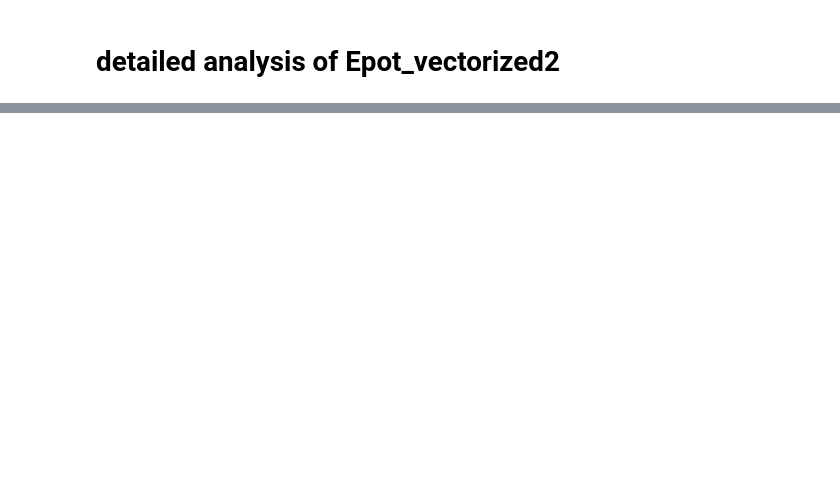
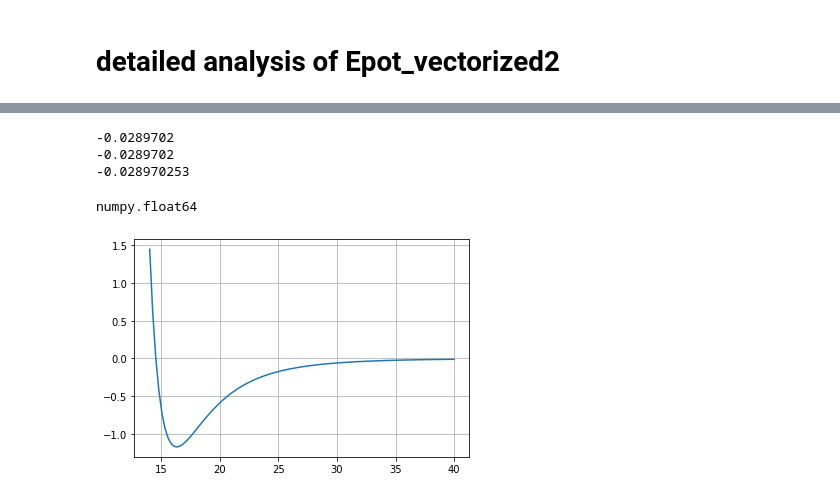
Before and after one commit to hitimr/NSSC2, a Jupyter notebook: Ex2/hiti/E_pot_algorithms.ipynb, the cells around one changed output, grey strips where cells are left out. Saved outputs shown, nothing was run; the diff lists cells and outputs as text; code cells hidden in the pictures; blank space fills up the shorter version.

Commit message:
integrated new Epot algorithm

```diff
--- a/Ex2/hiti/E_pot_algorithms.ipynb
+++ b/Ex2/hiti/E_pot_algorithms.ipynb
@@ -362,0 +358,46 @@ print(Epot_vectorized_dot(domain.pos))
+# %%
+def Epot_vectorized_lin(x):
+    x = to3D(x)
+    n = len(x)
+    broadcasted = x[:, jnp.newaxis, :] - x   # calculate the distance between all particles while utilizing jnp.broadcast
+    broadcasted = broadcasted.reshape(n*n,3)
+    r = jnp.linalg.norm(broadcasted, axis=1)  # calculate the euclidian norm of all distances
+    r6 =  jnp.nan_to_num(jnp.power(r, -6), posinf=0.0)
+    return 4*(2*r6*r6 - r6).sum()
+
+
+def Epot_vectorized2(x):
+    n = len(x)
+    broadcasted = x[:, jnp.newaxis, :] - x   # calculate the distance between all particles while utilizing jnp.broadcast
+    broadcasted = broadcasted.reshape(n*n,3)
+    r = jnp.linalg.norm(broadcasted, axis=1)  # calculate the euclidian norm of all distances
+    r6 =  jnp.nan_to_num(jnp.power(r, -6), posinf=0.0)
+    return 4*(2*r6*r6 - r6).sum()
+
+np.random.seed(1)
+domain = Domain()
+domain.fill(10, 20, 1)
+print(Epot_vectorized_lin(domain.pos.ravel()))
+print(Epot_vectorized_lin(domain.pos))
+print(Epot_vectorized2(domain.pos))
+type(domain.pos[0][0])
+# %% [output]
+-0.0289702
+-0.0289702
+-0.028970253
+numpy.float64
+# %%
+import matplotlib.pyplot as plt
+E_vals = []
+L_vals = np.linspace(14,40,100)
+for L in L_vals:
+    np.random.seed(1)
+    domain = Domain()
+    domain.fill(20, L, 1)
+    E_vals.append(domain.Epot(domain.pos))
+
+plt.plot(L_vals,E_vals)
+plt.x_label()
+plt.grid()
+# %% [output]
+[figure, added]
```
Also changed, not shown: parts of 7 cells of this notebook, 1 other file.
